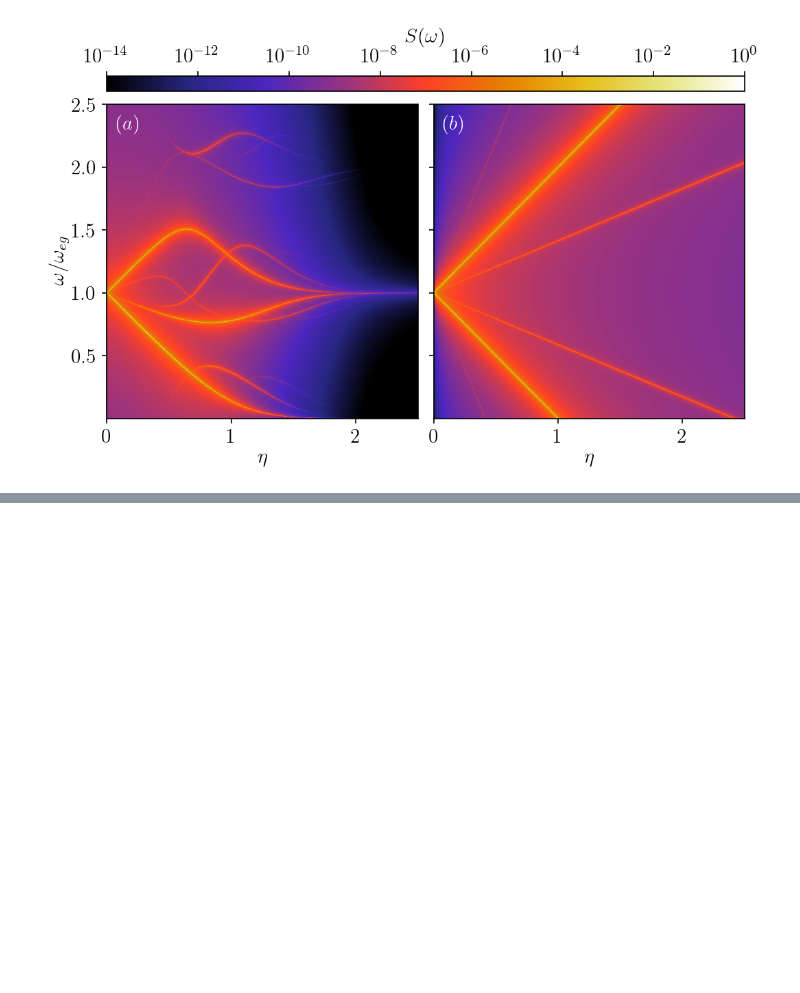
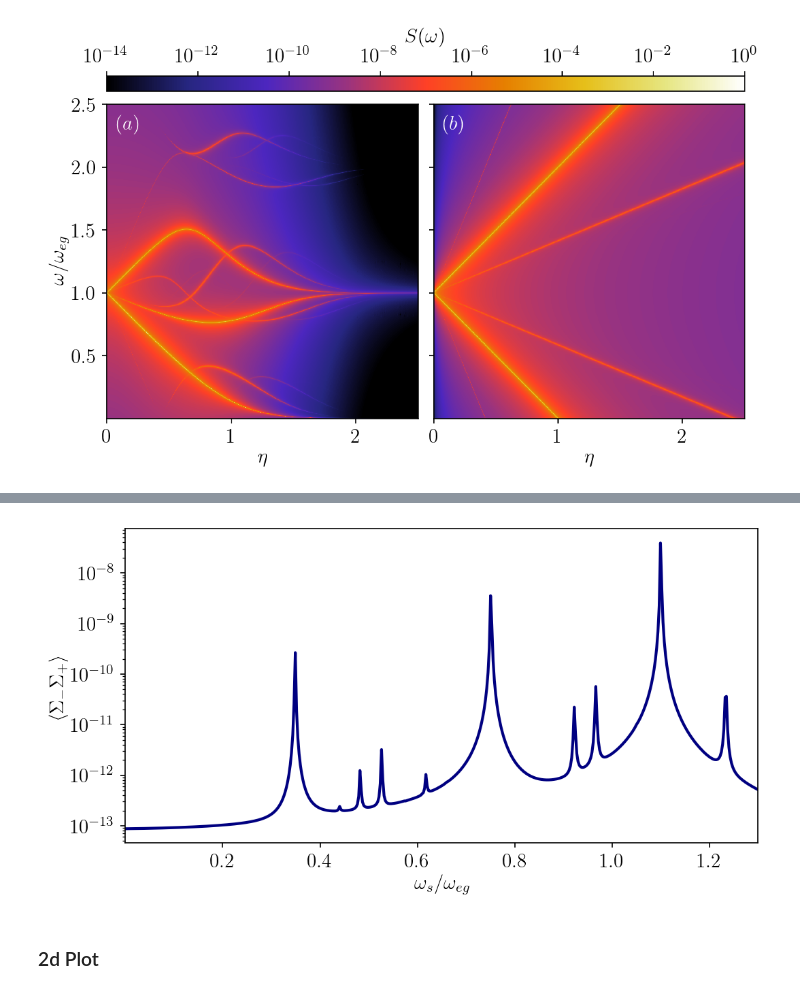
Before and after one commit to albertomercurio/PhD-Thesis-Notebooks, a Jupyter notebook: Chapter2.ipynb, the cells around one changed output, grey strips where cells are left out. Drawn from its saved outputs; the diff is of its cells as text; code cells hidden in the pictures; blank space fills up the shorter version.

```diff
--- a/Chapter2.ipynb
+++ b/Chapter2.ipynb
@@ -900,0 +938,44 @@ root_dir = "/home/alberto/"
+# %%
+ωc = 1
+ωeg = 1
+η = 0.3
+θ = π/6
+ηs = 1e-5
+Ad = 5e-3
+κc = 1e-3
+κa = 1e-3
+κs = 1e-3
+T = 0.0
+tol = 1e-15
+N_trunc = 10
+
+ωd = 1.1
+
+ωs_list = range(1e-4, 1.3, 500)
+
+res_spec = similar(ωs_list)
+
+# sensor_population(ωc, ωs, Ad, θ, η, T)
+
+pr = Progress(length(ωs_list), showspeed=true)
+Threads.@threads for i in eachindex(ωs_list)
+    # res_spec[i] = sensor_population(ωd, ωs_list[i], Ad, θ, η, T)
+    # next!(pr)
+    E, U, L = get_liouvillian_sensor(ωs_list[i], θ, η, T)
+    res_spec[i] = sensor_population(ωd, ωs_list[i], Ad, θ, η, E, U, L)
+    next!(pr)
+end
+# @. res_spec = abs(res_spec);
+# %%
+fig, ax = plt.subplots(dpi = 150, figsize = (8, 4))
+
+ax.plot(ωs_list, res_spec, lw=2, color="navy")
+ax.set_xlabel(raw"$\omega_s / \omega_{eg}$")
+ax.set_ylabel(raw"$\langle \Sigma_- \Sigma_+ \rangle$")
+ax.set_xlim(ωs_list[1], ωs_list[end])
+# ax.set_ylim(1e-14, 1e-6)
+ax.set_yscale("log")
+# %% [output]
+[figure, added]
+# %% [markdown]
+### 2d Plot
```
Also changed, not shown: parts of 22 cells of this notebook.
